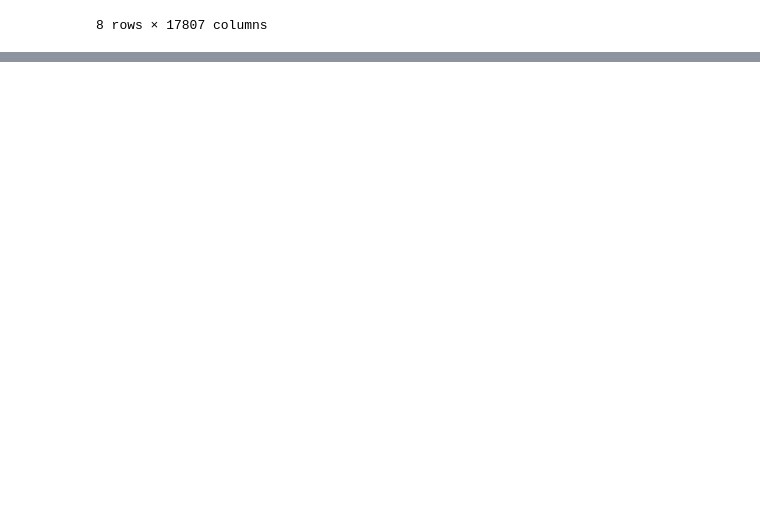
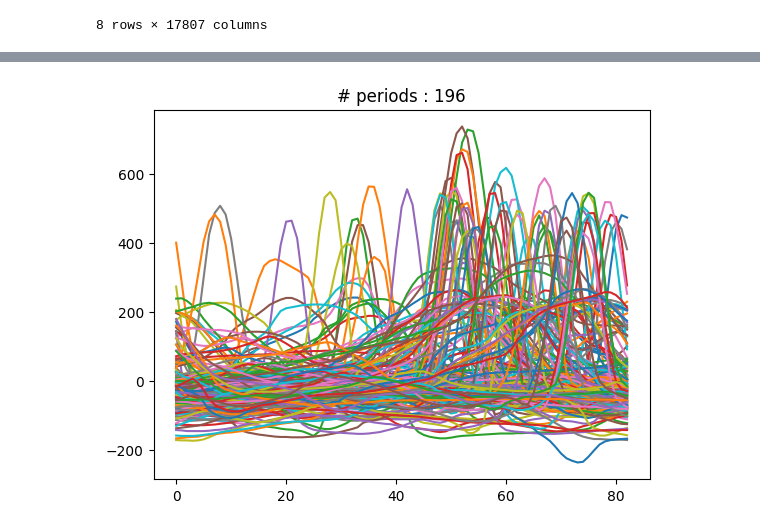
Before and after one commit to richdanis/aml, a Jupyter notebook: task2/data_exploration.ipynb, the cells around one changed output, grey strips where cells are left out. Cells and saved outputs as stored; diff of their text form; code cells hidden in the pictures; blank space fills up the shorter version.

```diff
--- a/task2/data_exploration.ipynb
+++ b/task2/data_exploration.ipynb
@@ -63,0 +171,32 @@ Name: x17806, dtype: float64
+# %%
+id = 0
+
+y=df_X_train.iloc[id,:].dropna().to_numpy()
+N = len(y)
+T = 1.0/300.0
+x = np.linspace(0.0, N*T, N, endpoint=False)
+yf = fft(y)
+w = blackman(N)
+ywf = fft(y*w)
+xf = fftfreq(N, T)[:N//2]
+
+plt.subplot(121)
+plt.semilogy(xf, 2.0/N * np.abs(yf[0:N//2]), label="FFT")
+plt.semilogy(xf, 2.0/N * np.abs(ywf[0:N//2]), label="FFT w. window")
+plt.title(f'Patient: {id}')
+plt.xlabel('Frequency [Hz]')
+#plt.xlim([0,10])
+plt.ylabel('Amplitude')
+plt.legend()
+
+plt.subplot(122)
+plt.plot(xf, 2.0/N * np.abs(yf[0:N//2]), label="FFT")
+plt.plot(xf, 2.0/N * np.abs(ywf[0:N//2]), label="FFT w. window")
+plt.title(f'Patient: {id}')
+plt.xlabel('Frequency [Hz]')
+#plt.xlim([0,10])
+plt.ylabel('Amplitude')
+plt.legend()
+
+
+plt.show()
@@ -63,0 +205,10 @@ Name: x17806, dtype: float64
+# %%
+fmax = xf[(2.0/N * np.abs(ywf[0:N//2])).argmax()]
+t_rep = 1.0/fmax
+i_rep = round(t_rep*300)
+for n_period in range(N//i_rep):
+    plt.plot(range(i_rep), y[n_period*i_rep:(n_period+1)*i_rep], label=f'Period {n_period}')
+plt.title(f'# periods : {N//i_rep}')
+plt.show()
+# %% [output]
+[figure, added]
```
Also changed, not shown: parts of 13 cells of this notebook, 1 other file.
